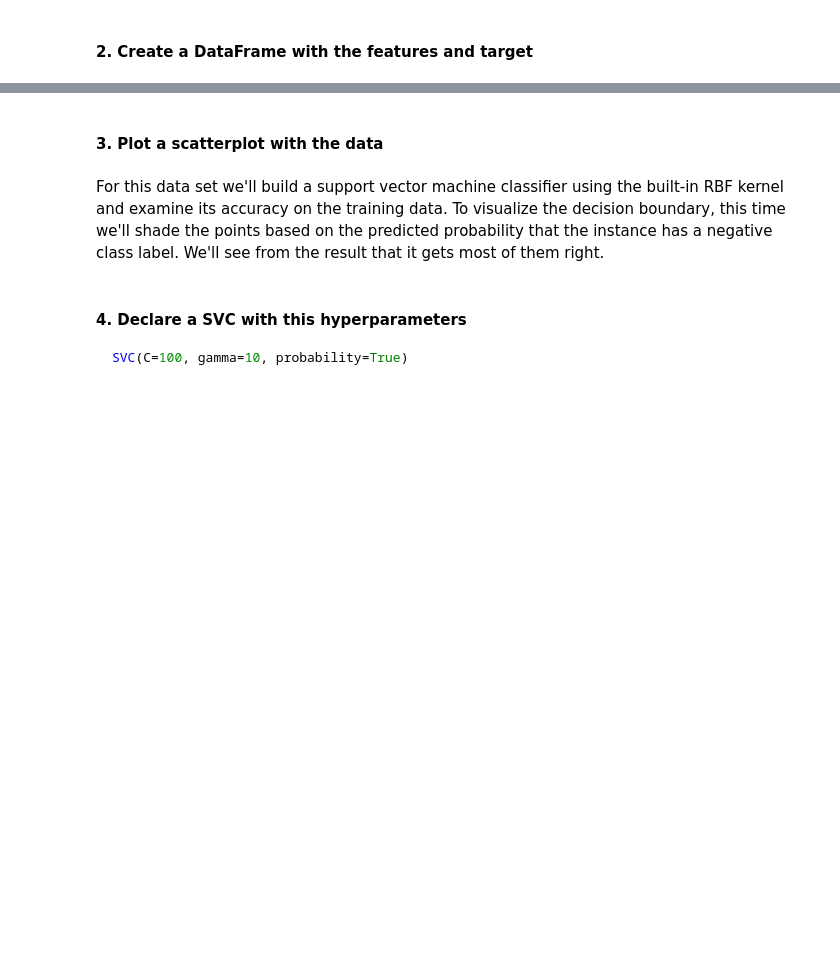
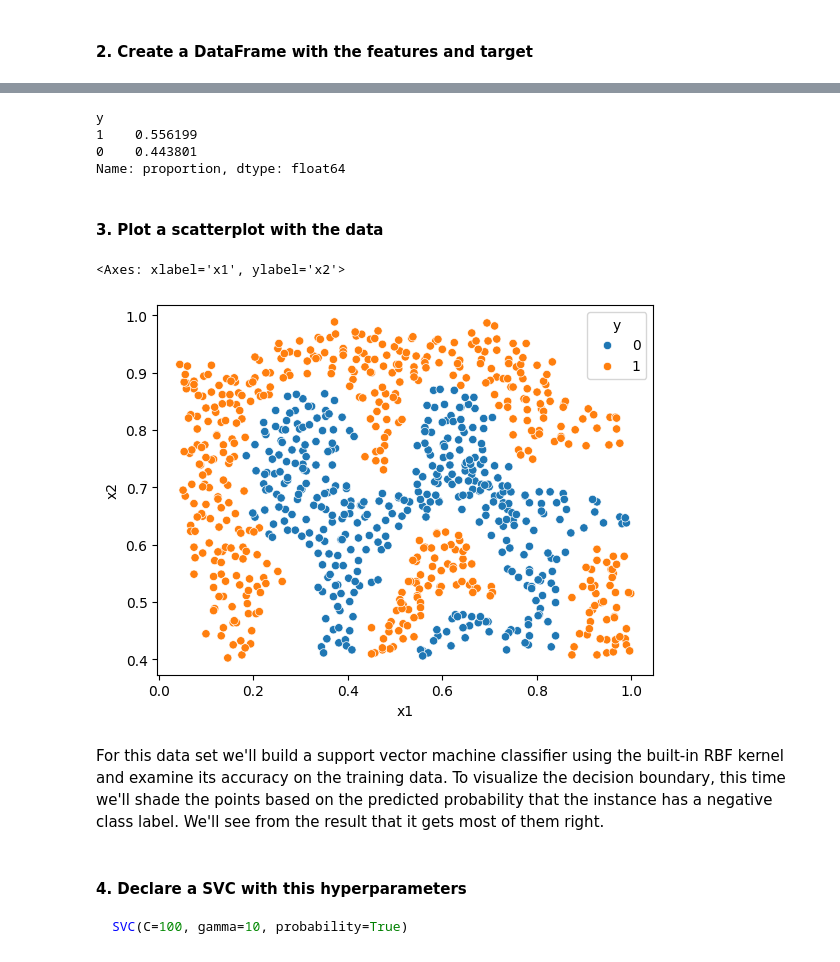
Before and after one commit to diego-dng/0426_DS_VITORIA-GASTEIZ, a Jupyter notebook: 3-Machine_Learning/1-Supervisado/3-RegorClass/8-SVM/ejercicios/Ejercicios_SVM.ipynb, the cells around one changed output, grey strips where cells are left out. Saved outputs shown, nothing was run; the diff lists cells and outputs as text; code cells hidden in the pictures; blank space fills up the shorter version.

```diff
--- a/3-Machine_Learning/1-Supervisado/3-RegorClass/8-SVM/ejercicios/Ejercicios_SVM.ipynb
+++ b/3-Machine_Learning/1-Supervisado/3-RegorClass/8-SVM/ejercicios/Ejercicios_SVM.ipynb
@@ -9,2 +20,5 @@ The first thing we're going to do is look at a simple 2-dimensional data set and
 # %% [markdown]
 #### 1. Load the data `ejer_1_data2.mat`
+# %%
+mat = sio.loadmat("data/ejer_1_data2.mat")
+mat.keys()
@@ -11,2 +57,6 @@ The first thing we're going to do is look at a simple 2-dimensional data set and
 # %% [markdown]
 #### 2. Create a DataFrame with the features and target
+# %%
+df = pd.DataFrame(mat["X"],columns= ["x1", "x2"])
+df["y"] = mat["y"]
+df
@@ -13,4 +102,16 @@ The first thing we're going to do is look at a simple 2-dimensional data set and
+# %%
+df["y"].value_counts(normalize= True)
+# %% [output]
+y
+1    0.556199
+0    0.443801
+Name: proportion, dtype: float64
 # %% [markdown]
 #### 3. Plot a scatterplot with the data
+# %%
+sns.scatterplot(df, x = "x1", y = "x2", hue= "y")
+# %% [output]
+<Axes: xlabel='x1', ylabel='x2'>
+[figure, added]
 # %% [markdown]
 For this data set we'll build a support vector machine classifier using the built-in RBF kernel and examine its accuracy on the training data.  To visualize the decision boundary, this time we'll shade the points based on the predicted probability that the instance has a negative class label.  We'll see from the result that it gets most of them right.
```
Also changed, not shown: parts of 33 cells of this notebook, 6 other files.
